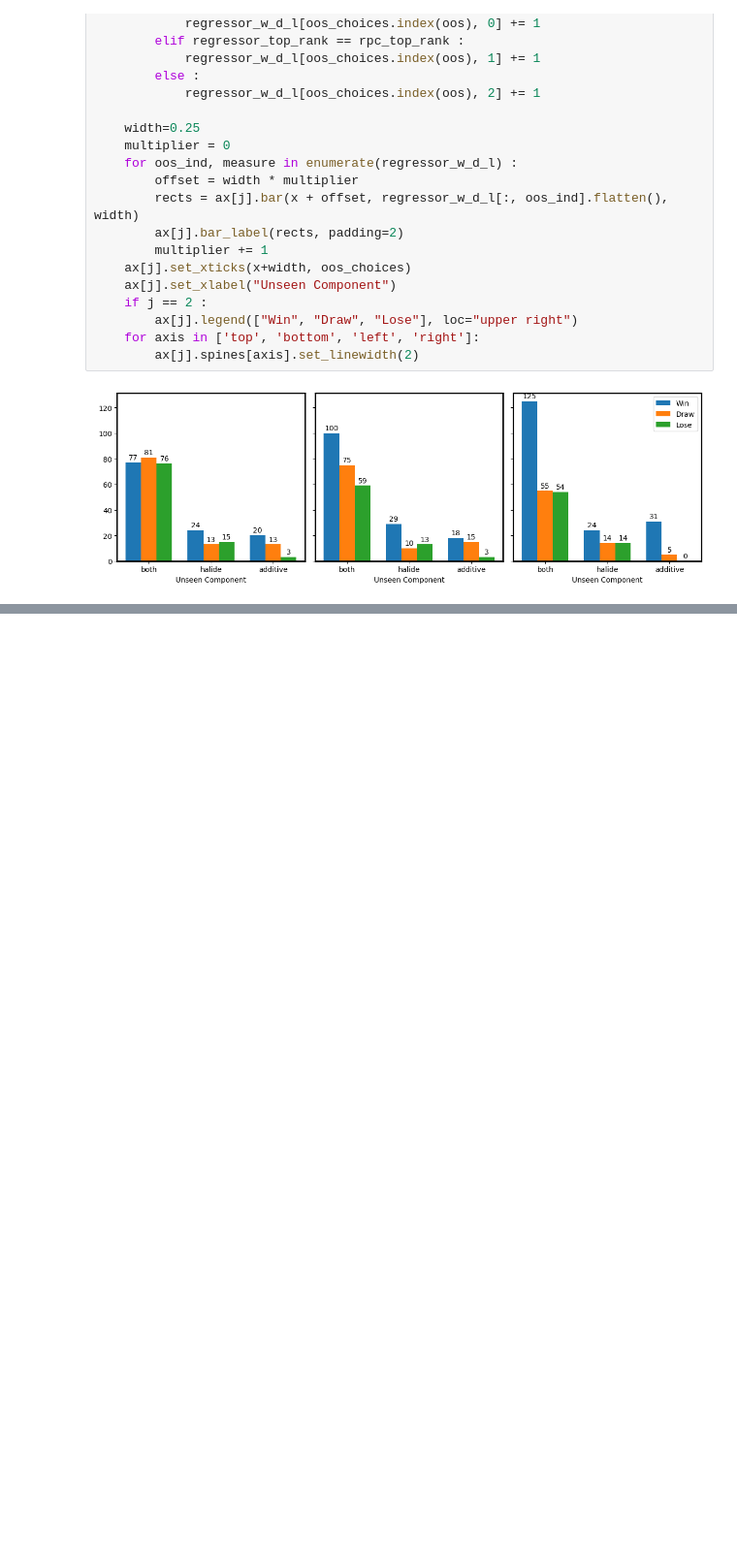
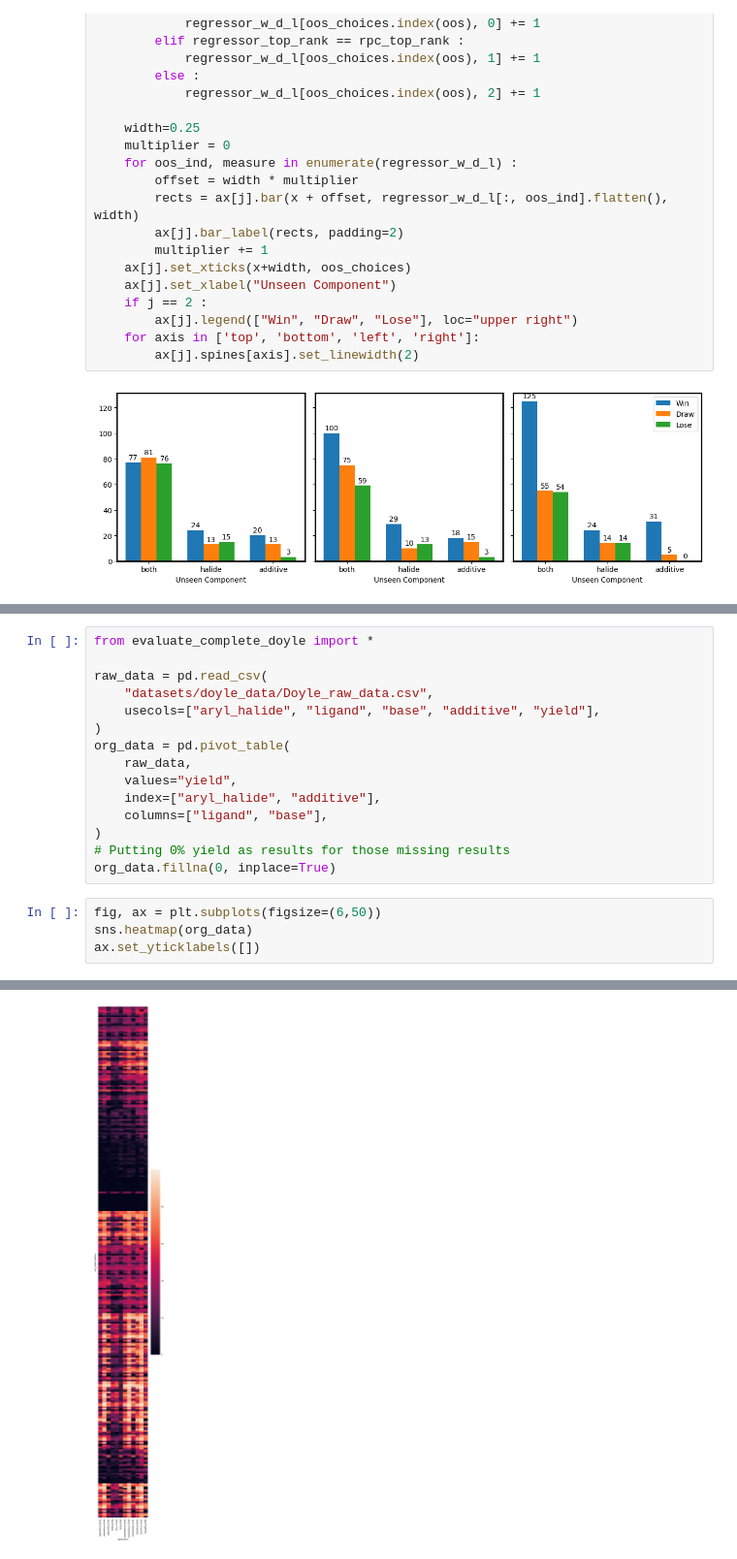
Before and after one commit to ZimmermanGroup/LabelRanking, a Jupyter notebook: doyle_analysis.ipynb, the cells around one changed output, grey strips where cells are left out. Shown: that part at 97% size. Drawn from its saved outputs; the diff is of its cells as text; blank space fills up the shorter version.

```diff
--- a/doyle_analysis.ipynb
+++ b/doyle_analysis.ipynb
@@ -66,0 +238,20 @@ for j, model in enumerate(["Pairwise", "LBRF", "LRT"]):
+# %%
+from evaluate_complete_doyle import *
+
+raw_data = pd.read_csv(
+    "datasets/doyle_data/Doyle_raw_data.csv",
+    usecols=["aryl_halide", "ligand", "base", "additive", "yield"],
+)
+org_data = pd.pivot_table(
+    raw_data,
+    values="yield",
+    index=["aryl_halide", "additive"],
+    columns=["ligand", "base"],
+)
+# Putting 0% yield as results for those missing results
+org_data.fillna(0, inplace=True)
+# %%
+fig, ax = plt.subplots(figsize=(6,50))
+sns.heatmap(org_data)
+ax.set_yticklabels([])
+# %% [output]
@@ -66,0 +275 @@ for j, model in enumerate(["Pairwise", "LBRF", "LRT"]):
+[figure, added]
```
Also changed, not shown: parts of 14 cells of this notebook, 3 other files.
